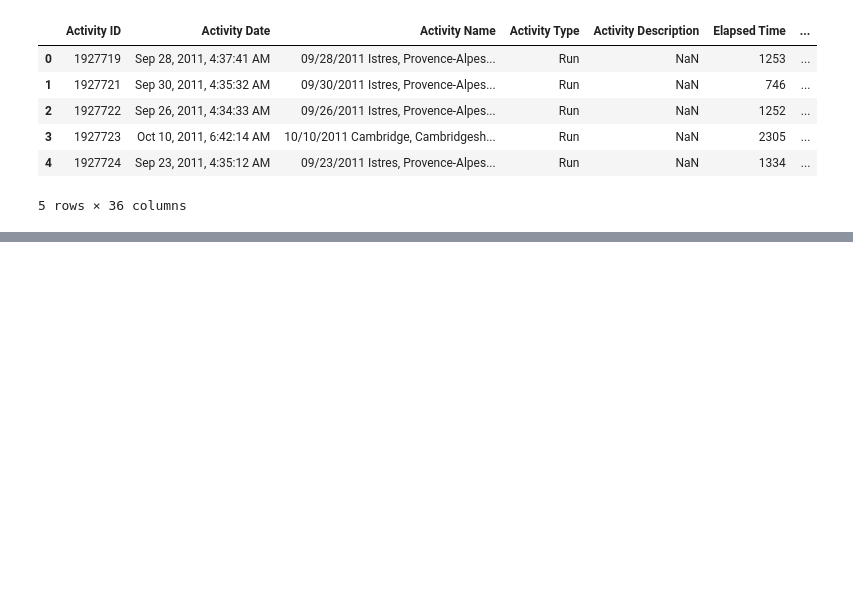
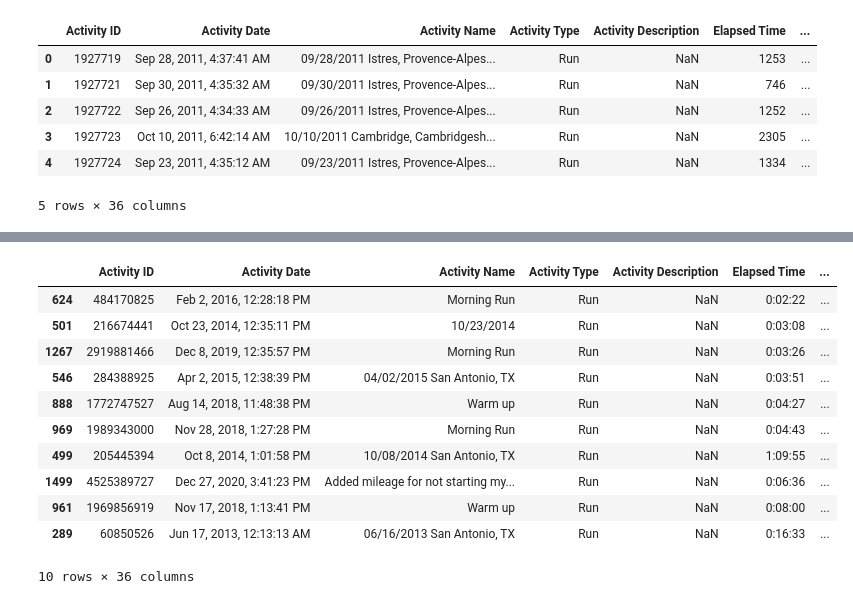
Before and after one commit to DanChurchill/Strava_running, a Jupyter notebook: data_exploration.ipynb, the cells around one changed output, grey strips where cells are left out. Drawn from its saved outputs; the diff is of its cells as text; code cells hidden in the pictures; blank space fills up the shorter version.

Commit message:
updated filter criteria to remove activities under .25 miles

```diff
--- a/data_exploration.ipynb
+++ b/data_exploration.ipynb
@@ -59,6 +83,21 @@ df['Distance'] = df['Distance'] * 0.621371
 # %%
-# DROP ERRONEOUS ACTIVITIES WHERE DISTANCE IS NEARLY ZERO, and round to two places
+# DROP ERRONEOUS ACTIVITIES WHERE DISTANCE IS UNDER ., and round to two places
 df.sort_values(by=['Distance'], ascending=True)
 df['Distance'] = round(df['Distance'],2)
 
-df = df.drop([5, 551, 554, 576, 52])
+df = df[df['Distance'] >= .25]
+
+df.sort_values(by=['Distance'], ascending=True).head(10)
+# %% [output]
+|  | Activity ID | Activity Date | Activity Name | Activity Type | Activity Description | Elapsed Time | ... |
+| 624 | 484170825 | Feb 2, 2016, 12:28:18 PM | Morning Run | Run | NaN | 0:02:22 | ... |
+| 501 | 216674441 | Oct 23, 2014, 12:35:11 PM | 10/23/2014 | Run | NaN | 0:03:08 | ... |
+| 1267 | 2919881466 | Dec 8, 2019, 12:35:57 PM | Morning Run | Run | NaN | 0:03:26 | ... |
+| 546 | 284388925 | Apr 2, 2015, 12:38:39 PM | 04/02/2015 San Antonio, TX | Run | NaN | 0:03:51 | ... |
+| 888 | 1772747527 | Aug 14, 2018, 11:48:38 PM | Warm up | Run | NaN | 0:04:27 | ... |
+| 969 | 1989343000 | Nov 28, 2018, 1:27:28 PM | Morning Run | Run | NaN | 0:04:43 | ... |
+| 499 | 205445394 | Oct 8, 2014, 1:01:58 PM | 10/08/2014 San Antonio, TX | Run | NaN | 1:09:55 | ... |
+| 1499 | 4525389727 | Dec 27, 2020, 3:41:23 PM | Added mileage for not starting my... | Run | NaN | 0:06:36 | ... |
+| 961 | 1969856919 | Nov 17, 2018, 1:13:41 PM | Warm up | Run | NaN | 0:08:00 | ... |
+| 289 | 60850526 | Jun 17, 2013, 12:13:13 AM | 06/16/2013 San Antonio, TX | Run | NaN | 0:16:33 | ... |
+10 rows × 36 columns
```
Also changed, not shown: parts of 3 cells of this notebook.
